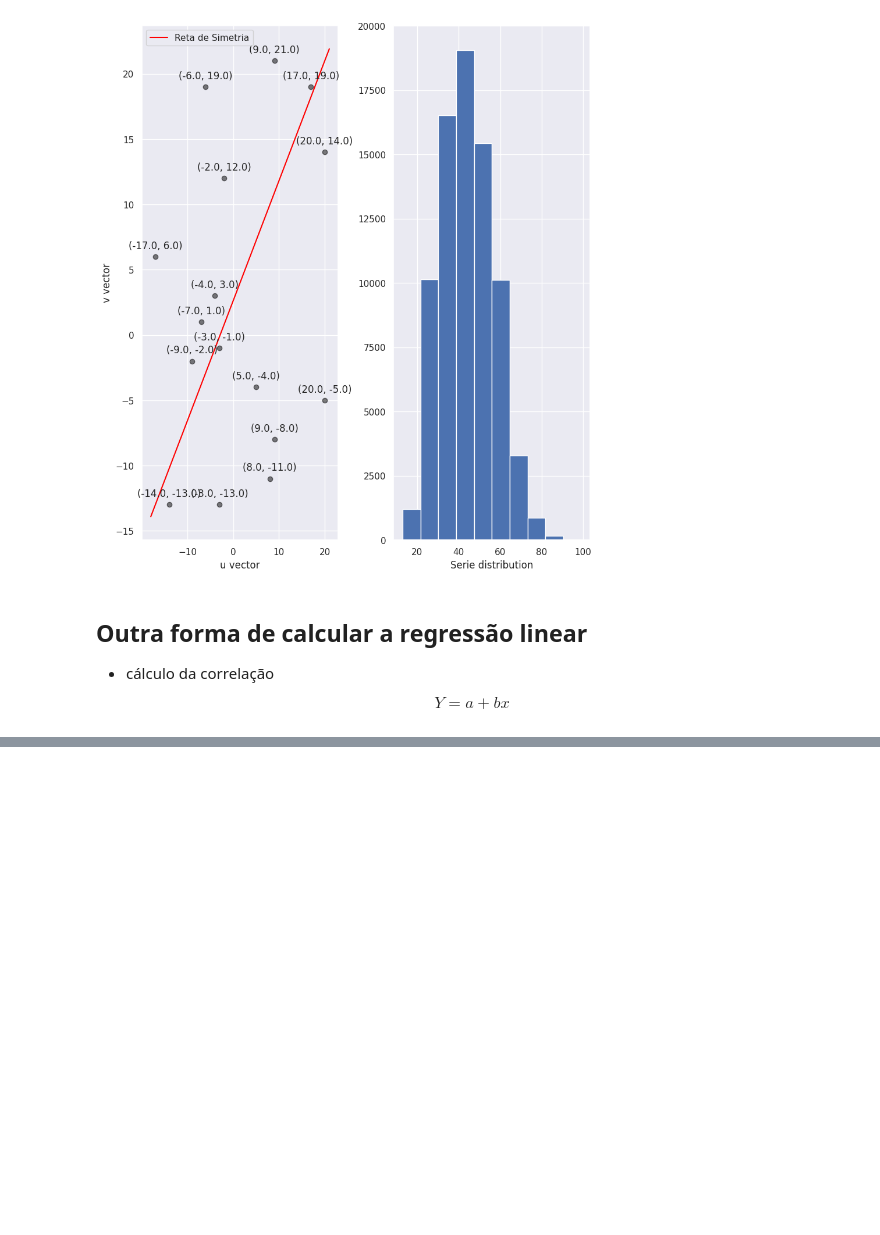
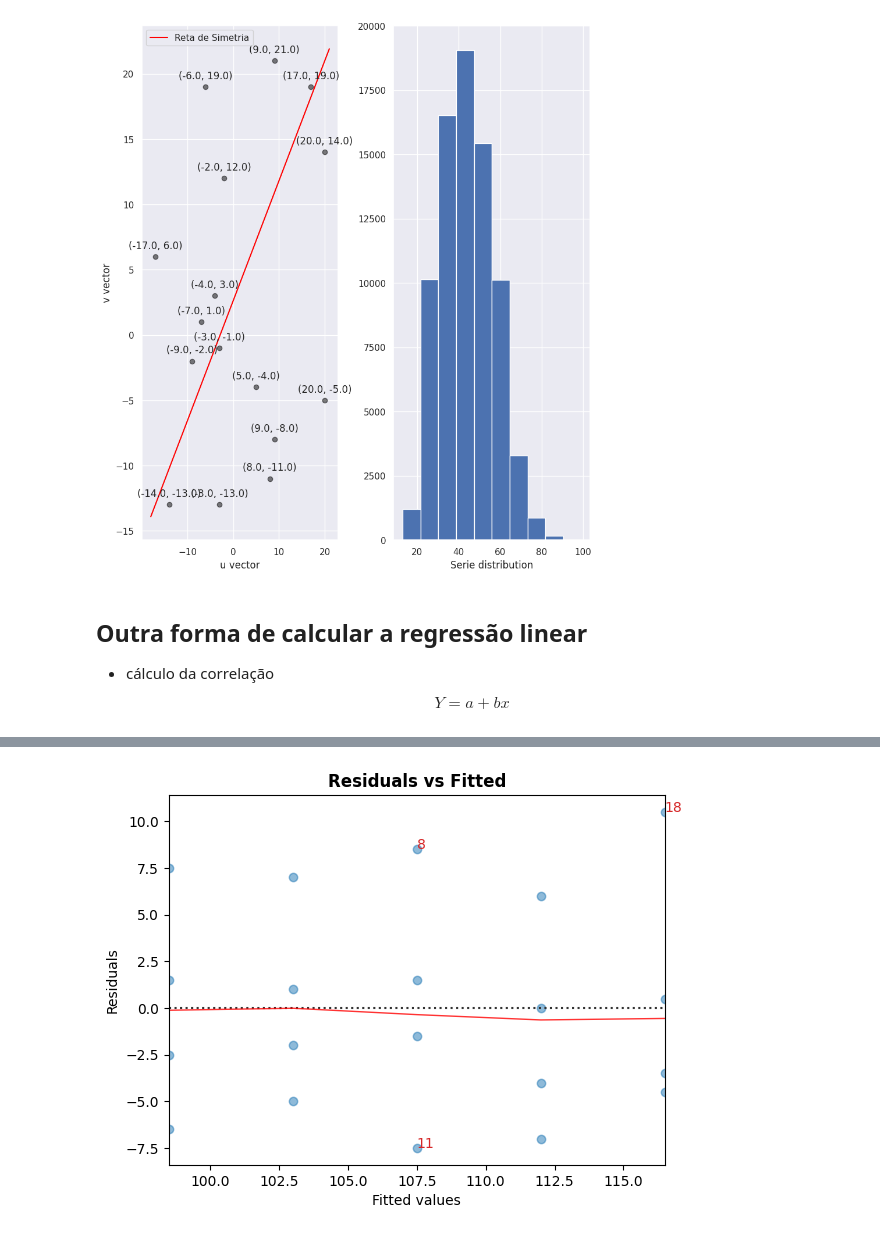
Before and after one commit to cantaruttim/Rotinas, a Jupyter notebook: estudos.ipynb, the cells around one changed output, grey strips where cells are left out. Saved outputs shown, nothing was run; the diff lists cells and outputs as text; code cells hidden in the pictures; blank space fills up the shorter version.

```diff
--- a/estudos.ipynb
+++ b/estudos.ipynb
@@ -267,6 +171,0 @@ two_str_expr
-# %%
-q = table.iloc[0, 1] * d
-w = table.iloc[0, 0] * d
-e = table.iloc[0,3] * d
-
-print(q,w,e)
@@ -284,0 +262,6 @@ plt.scatter(df['X'].values, df['Y'].values)
+# %%
+import statsmodels.formula.api as smf
+
+# Fitting linear model
+res = smf.ols(formula= "TempoReação ~ Idade", data=df).fit()
+res.summary()
@@ -284,0 +615,5 @@ plt.scatter(df['X'].values, df['Y'].values)
+# %%
+cls = LinearRegDiagnostic(res)
+cls.residual_plot();
+# %% [output]
+[figure, added]
```
Also changed, not shown: parts of 33 cells of this notebook.
